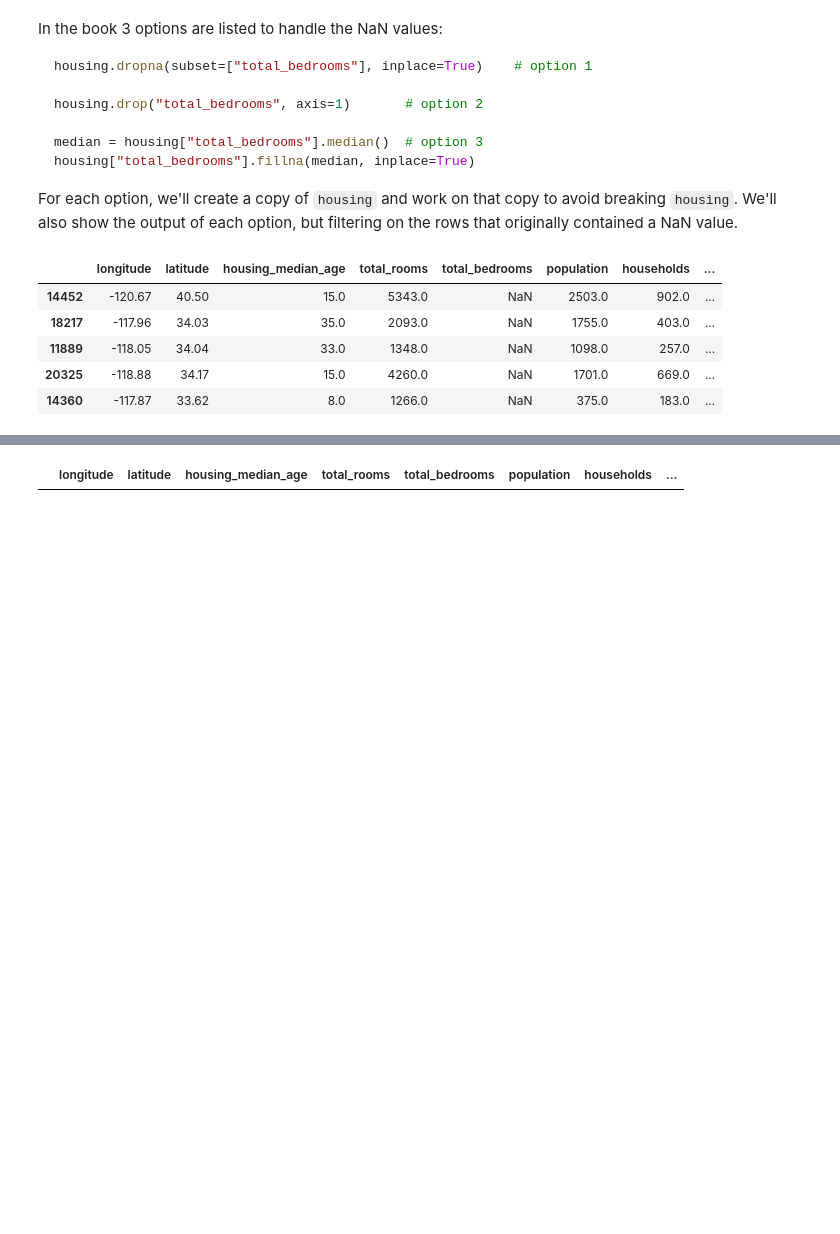
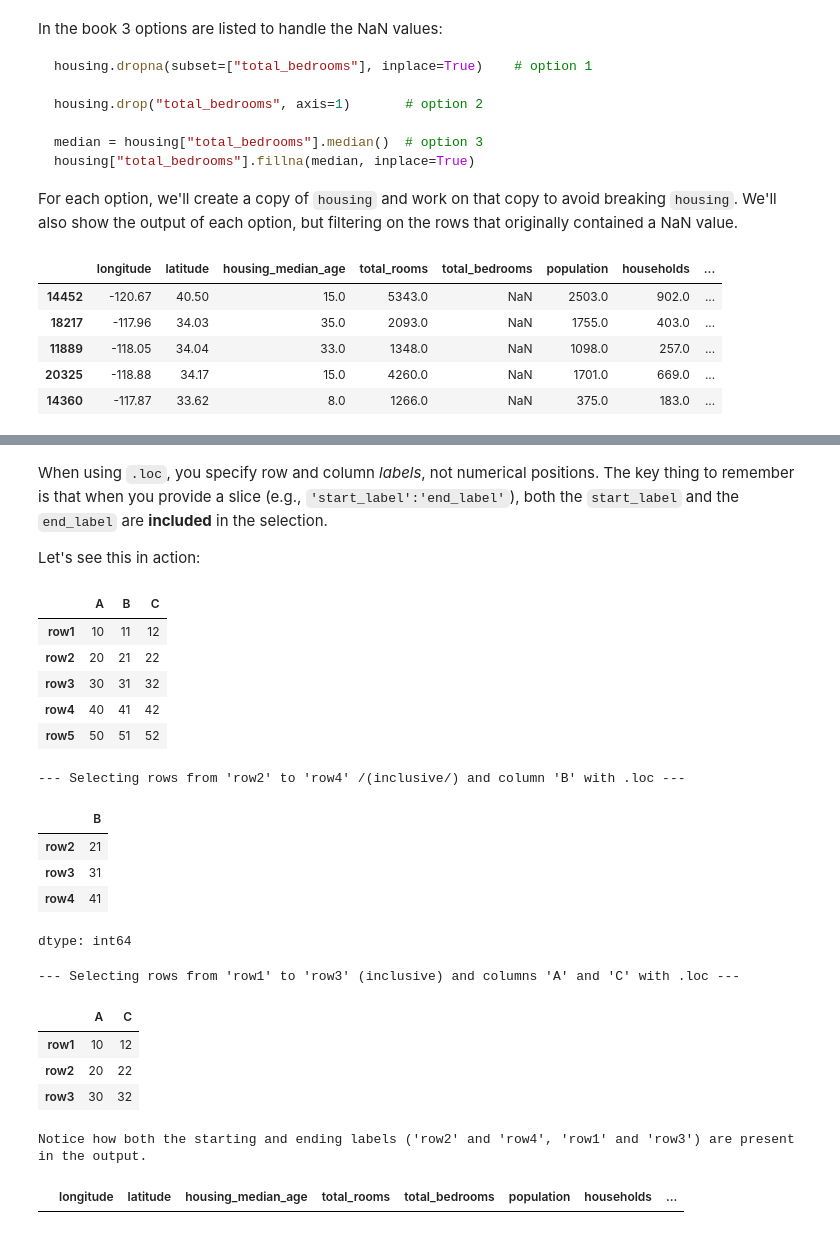
Before and after one commit to neharunwal/ML_Explore, a Jupyter notebook: 02_end_to_end_machine_learning_project.ipynb, the cells around one changed output, grey strips where cells are left out. Cells and saved outputs as stored; diff of their text form; code cells hidden in the pictures; blank space fills up the shorter version.

```diff
--- a/02_end_to_end_machine_learning_project.ipynb
+++ b/02_end_to_end_machine_learning_project.ipynb
@@ -486,3 +544,37 @@ housing.loc[null_rows_idx].head()
+# %% [markdown]
+When using `.loc`, you specify row and column *labels*, not numerical positions. The key thing to remember is that when you provide a slice (e.g., `'start_label':'end_label'`), both the `start_label` and the `end_label` are **included** in the selection.
+
+Let's see this in action:
+# %%
+# Display the DataFrame for reference
+display(df)
+
+print('\n--- Selecting rows from \'row2\' to \'row4\' /(inclusive/) and column \'B\' with .loc ---')
+display(df.loc['row2':'row4', 'B'])
+
+print('\n--- Selecting rows from \'row1\' to \'row3\' (inclusive) and columns \'A\' and \'C\' with .loc ---')
+display(df.loc['row1':'row3', ['A', 'C']])
+
+print('\nNotice how both the starting and ending labels (\'row2\' and \'row4\', \'row1\' and \'row3\') are present in the output.')
+# %% [output]
+|  | A | B | C |
+| row1 | 10 | 11 | 12 |
+| row2 | 20 | 21 | 22 |
+| row3 | 30 | 31 | 32 |
+| row4 | 40 | 41 | 42 |
+| row5 | 50 | 51 | 52 |
+--- Selecting rows from 'row2' to 'row4' /(inclusive/) and column 'B' with .loc ---
+|  | B |
+| row2 | 21 |
+| row3 | 31 |
+| row4 | 41 |
+dtype: int64
+--- Selecting rows from 'row1' to 'row3' (inclusive) and columns 'A' and 'C' with .loc ---
+|  | A | C |
+| row1 | 10 | 12 |
+| row2 | 20 | 22 |
+| row3 | 30 | 32 |
+Notice how both the starting and ending labels ('row2' and 'row4', 'row1' and 'row3') are present in the output.
 # %%
 housing_option1 = housing.copy()
 
```
Also changed, not shown: parts of 24 cells of this notebook.
